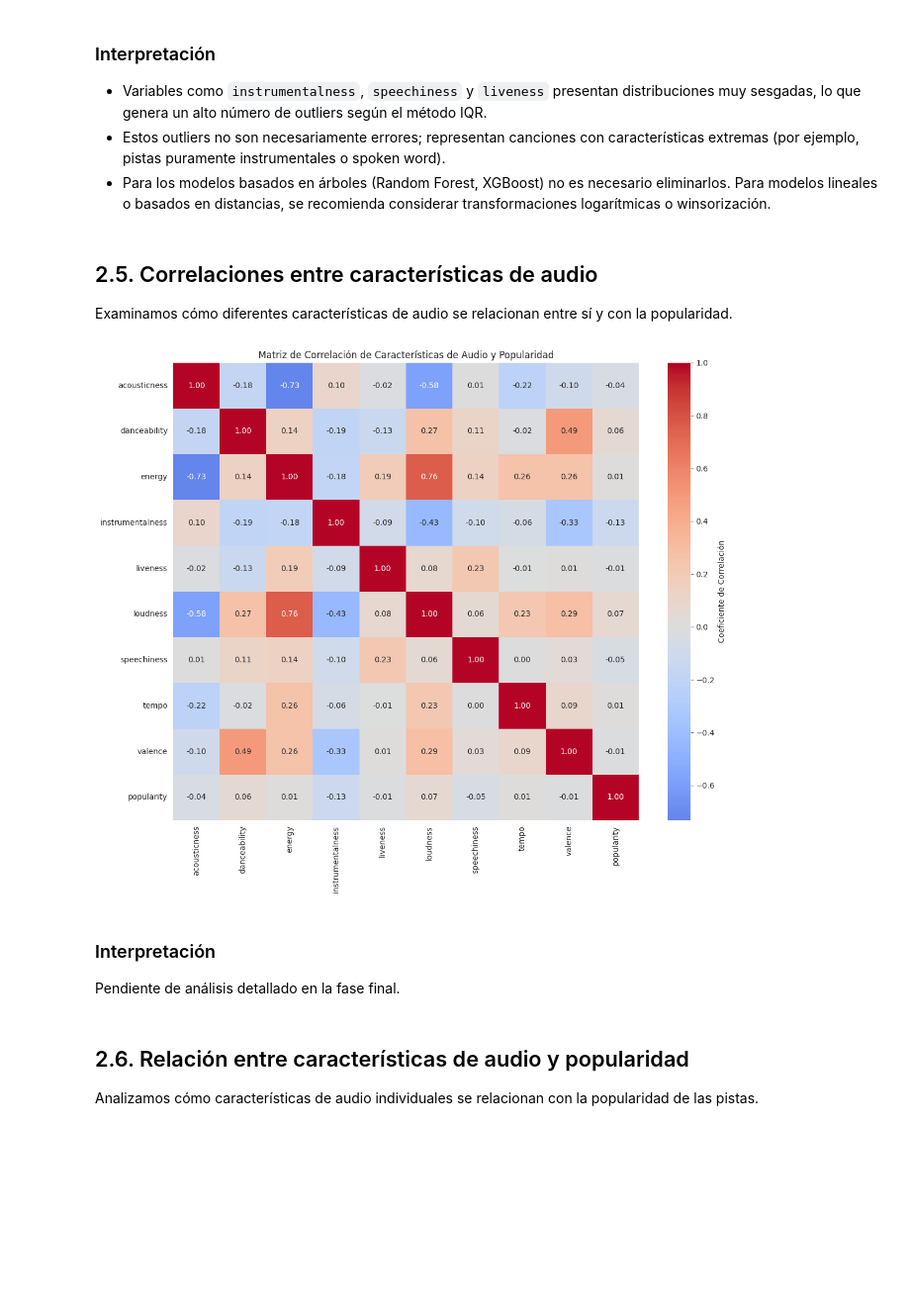
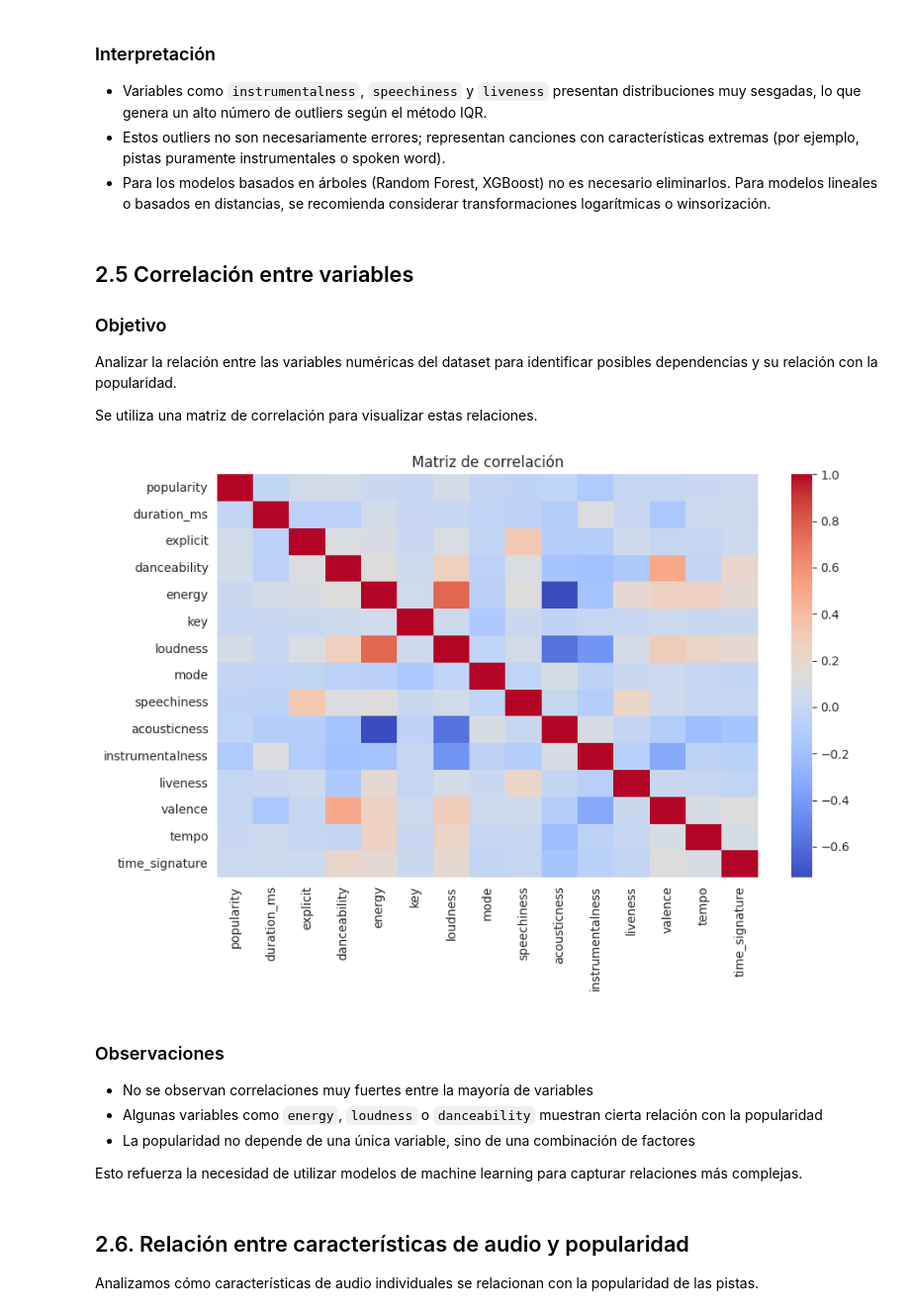
Before and after one commit to thisisrober/data-analysis-spotify-tracks, a Jupyter notebook: notebooks/analysis-es.ipynb, the cells around one changed output. Shown at 99% size. Saved outputs shown, nothing was run; the diff lists cells and outputs as text; code cells hidden in the pictures; blank space fills up the shorter version.

```diff
--- a/notebooks/analysis-es.ipynb
+++ b/notebooks/analysis-es.ipynb
@@ -452,32 +452,28 @@ instrumentalness     19613       21.86           -0.146            0.244
 - Estos outliers no son necesariamente errores; representan canciones con características extremas (por ejemplo, pistas puramente instrumentales o spoken word).
 - Para los modelos basados en árboles (Random Forest, XGBoost) no es necesario eliminarlos. Para modelos lineales o basados en distancias, se recomienda considerar transformaciones logarítmicas o winsorización.
 # %% [markdown]
-## 2.5. Correlaciones entre características de audio
+## 2.5 Correlación entre variables
 
-Examinamos cómo diferentes características de audio se relacionan entre sí y con la popularidad.
+### Objetivo
+
+Analizar la relación entre las variables numéricas del dataset para identificar posibles dependencias y su relación con la popularidad.
+
+Se utiliza una matriz de correlación para visualizar estas relaciones.
 # %%
-# Seleccionar características de audio para análisis de correlación
-correlation_cols = [col for col in available_features if col in df.columns]
-if 'popularity' in df.columns:
-    correlation_cols.append('popularity')
-
-# Calcular matriz de correlación
-if len(correlation_cols) > 1:
-    correlation_matrix = df[correlation_cols].corr()
-
-    # Gráfico de mapa de calor de correlación
-    plt.figure(figsize=(12, 10))
-    sns.heatmap(correlation_matrix, annot=True, fmt='.2f', cmap='coolwarm', center=0,
-                cbar_kws={'label': 'Coeficiente de Correlación'})
-    plt.title('Matriz de Correlación de Características de Audio y Popularidad')
-    plt.tight_layout()
-    plt.show()
+plt.figure(figsize=(10, 6))
+sns.heatmap(df.corr(numeric_only=True), annot=False, cmap="coolwarm")
+plt.title("Matriz de correlación")
+plt.show()
 # %% [output]
-[figure, old version]
+[figure, new version]
 # %% [markdown]
-### Interpretación
+### Observaciones
 
-Pendiente de análisis detallado en la fase final.
+- No se observan correlaciones muy fuertes entre la mayoría de variables
+- Algunas variables como `energy`, `loudness` o `danceability` muestran cierta relación con la popularidad
+- La popularidad no depende de una única variable, sino de una combinación de factores
+
+Esto refuerza la necesidad de utilizar modelos de machine learning para capturar relaciones más complejas.
 # %% [markdown]
 ## 2.6. Relación entre características de audio y popularidad
 
```
Also changed, not shown: parts of 27 cells of this notebook.
